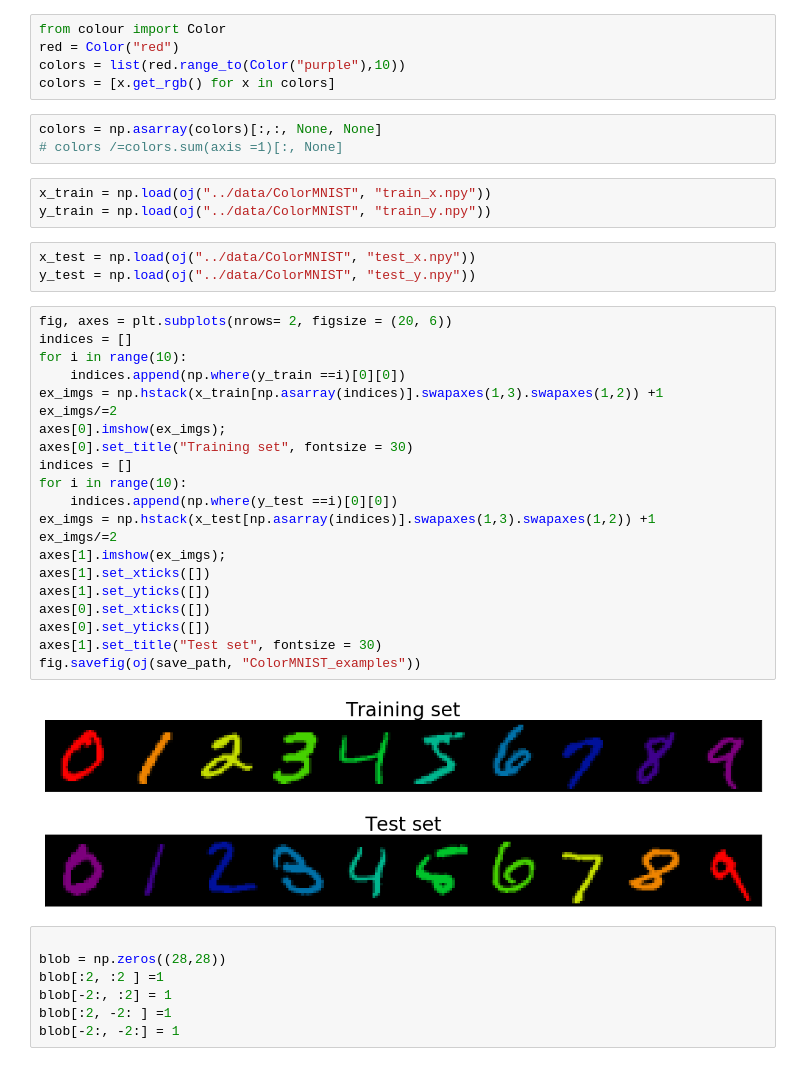
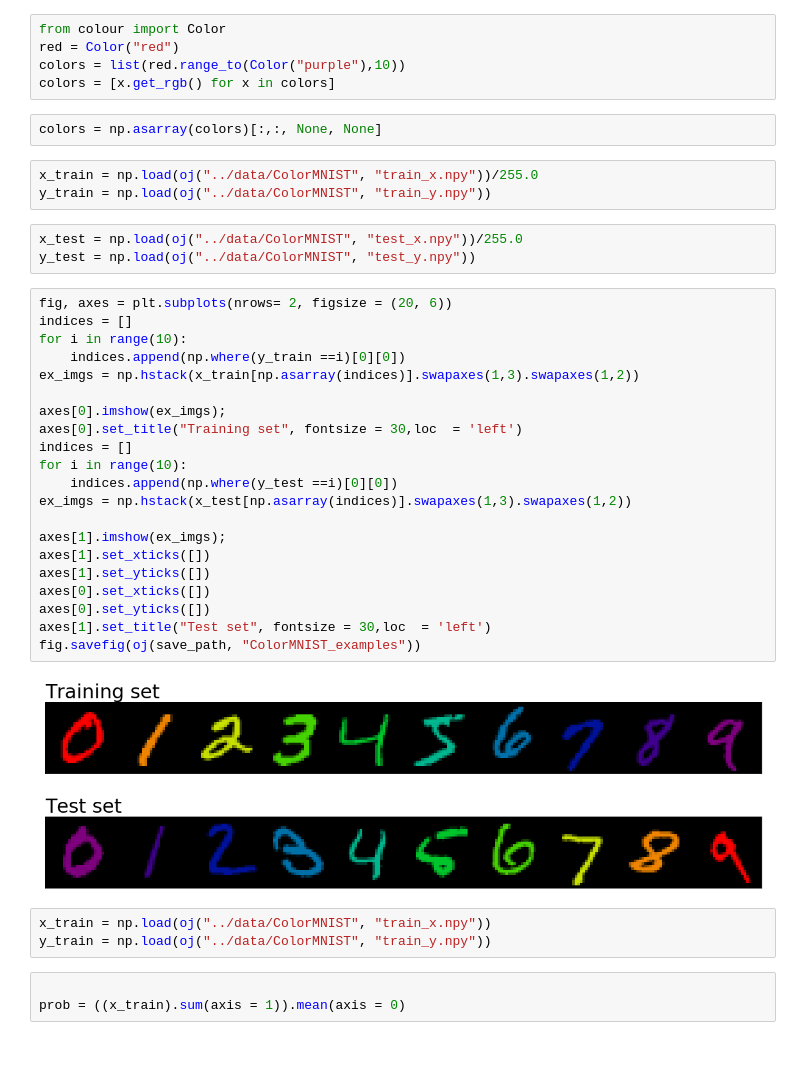
Before and after one commit to laura-rieger/deep-explanation-penalization, a Jupyter notebook: analyze/ColorMNIST Data.ipynb, the cells around one changed output. Drawn from its saved outputs; the diff is of its cells as text.

```diff
--- a/analyze/ColorMNIST Data.ipynb
+++ b/analyze/ColorMNIST Data.ipynb
@@ -24,41 +25,39 @@ colors = list(red.range_to(Color("purple"),10))
 colors = [x.get_rgb() for x in colors]
 # %%
 colors = np.asarray(colors)[:,:, None, None]
-# colors /=colors.sum(axis =1)[:, None]
+# %%
+x_train = np.load(oj("../data/ColorMNIST", "train_x.npy"))/255.0
+y_train = np.load(oj("../data/ColorMNIST", "train_y.npy"))
+# %%
+x_test = np.load(oj("../data/ColorMNIST", "test_x.npy"))/255.0
+y_test = np.load(oj("../data/ColorMNIST", "test_y.npy"))
+# %%
+fig, axes = plt.subplots(nrows= 2, figsize = (20, 6))
+indices = []
+for i in range(10):
+    indices.append(np.where(y_train ==i)[0][0])
+ex_imgs = np.hstack(x_train[np.asarray(indices)].swapaxes(1,3).swapaxes(1,2))
+
+axes[0].imshow(ex_imgs);
+axes[0].set_title("Training set", fontsize = 30,loc  = 'left')
+indices = []
+for i in range(10):
+    indices.append(np.where(y_test ==i)[0][0])
+ex_imgs = np.hstack(x_test[np.asarray(indices)].swapaxes(1,3).swapaxes(1,2))
+
+axes[1].imshow(ex_imgs);
+axes[1].set_xticks([])
+axes[1].set_yticks([])
+axes[0].set_xticks([])
+axes[0].set_yticks([])
+axes[1].set_title("Test set", fontsize = 30,loc  = 'left')
+fig.savefig(oj(save_path, "ColorMNIST_examples"))
+# %% [output]
+[figure, added]
 # %%
 x_train = np.load(oj("../data/ColorMNIST", "train_x.npy"))
 y_train = np.load(oj("../data/ColorMNIST", "train_y.npy"))
-# %%
-x_test = np.load(oj("../data/ColorMNIST", "test_x.npy"))
-y_test = np.load(oj("../data/ColorMNIST", "test_y.npy"))
-# %%
-fig, axes = plt.subplots(nrows= 2, figsize = (20, 6))
-indices = []
-for i in range(10):
-    indices.append(np.where(y_train ==i)[0][0])
-ex_imgs = np.hstack(x_train[np.asarray(indices)].swapaxes(1,3).swapaxes(1,2)) +1
-ex_imgs/=2
-axes[0].imshow(ex_imgs);
-axes[0].set_title("Training set", fontsize = 30)
-indices = []
-for i in range(10):
-    indices.append(np.where(y_test ==i)[0][0])
-ex_imgs = np.hstack(x_test[np.asarray(indices)].swapaxes(1,3).swapaxes(1,2)) +1
-ex_imgs/=2
-axes[1].imshow(ex_imgs);
-axes[1].set_xticks([])
-axes[1].set_yticks([])
-axes[0].set_xticks([])
-axes[0].set_yticks([])
-axes[1].set_title("Test set", fontsize = 30)
-fig.savefig(oj(save_path, "ColorMNIST_examples"))
-# %% [output]
-[figure, removed]
-# %%
-
-blob = np.zeros((28,28))
-blob[:2, :2 ] =1
-blob[-2:, :2] = 1
-blob[:2, -2: ] =1
-blob[-2:, -2:] = 1
+# %%
+
+prob = ((x_train).sum(axis = 1)).mean(axis = 0)
 # %%
```
Also changed, not shown: parts of 23 cells of this notebook, 9 other files.
